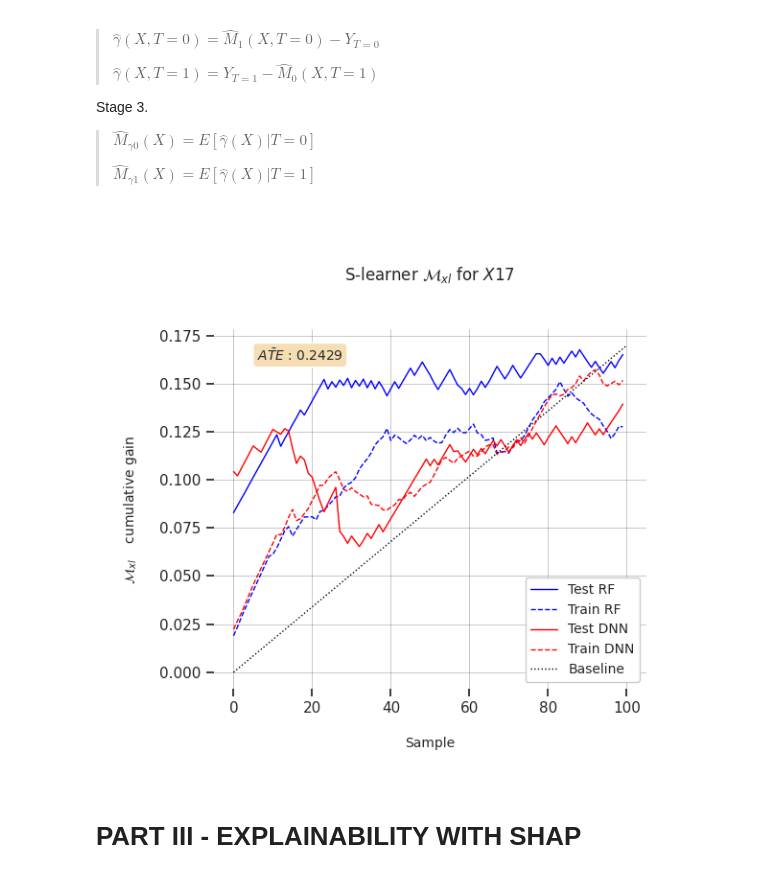
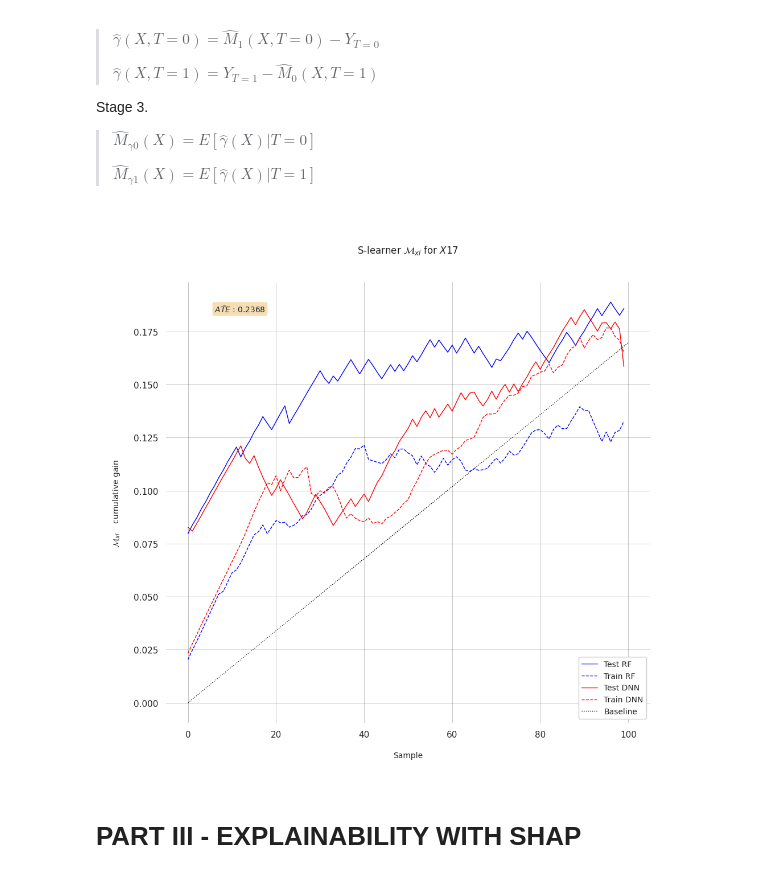
Before and after one commit to sweetpastabox/Causal-HMM, a Jupyter notebook: CAUSAL_HMM_CLEAN.ipynb, the cells around one changed output. Saved outputs shown, nothing was run; the diff lists cells and outputs as text; code cells hidden in the pictures.

```diff
--- a/CAUSAL_HMM_CLEAN.ipynb
+++ b/CAUSAL_HMM_CLEAN.ipynb
@@ -734,14 +753,14 @@ d_train_dnn = np.where(train[T]<0, m1_dnn_xl.predict(train[X]) - train[y],    #
 mx0_rf_xl = RandomForestClassifier(n_estimators = 100) # T0(z)
 mx1_rf_xl = RandomForestClassifier(n_estimators = 100) # T1(z)
 
-mx0_rf_xl.fit(train.query(f"{T}<0")[X], d_train[train[T]<0])
-mx1_rf_xl.fit(train.query(f"{T}>=0")[X], d_train[train[T]>=0])
+mx0_rf_xl.fit(train.query(f"{T}<0")[X], d_train_rf[train[T]<0])
+mx1_rf_xl.fit(train.query(f"{T}>=0")[X], d_train_rf[train[T]>=0])
 
 mx0_dnn_xl = MLPClassifier(hidden_layer_sizes=(64,32), random_state=42)
 mx1_dnn_xl = MLPClassifier(hidden_layer_sizes=(64,32), random_state=42)
 
-mx0_dnn_xl.fit(train.query(f"{T}<0")[X], d_train[train[T]<0])
-mx1_dnn_xl.fit(train.query(f"{T}>=0")[X], d_train[train[T]>=0])
+mx0_dnn_xl.fit(train.query(f"{T}<0")[X], d_train_dnn[train[T]<0])
+mx1_dnn_xl.fit(train.query(f"{T}>=0")[X], d_train_dnn[train[T]>=0])
 
 # Stage 3. Estimate CATE
 
@@ -776,36 +795,36 @@ dnn_gain_curve_train = cumulative_gain(train.assign(cate=dnn_x_cate_train), "cat
 
 # Plot
 
-plt.figure(figsize=(6,6))
+plt.figure(figsize=(10,10))
 
 plt.plot(rf_gain_curve_test[:100], color="blue", label="Test RF", linewidth=1)
 plt.plot(rf_gain_curve_train[:100], color="blue", label="Train RF",  linewidth=1, linestyle='--')
 
 plt.plot(dnn_gain_curve_test[:100], color="red", label="Test DNN", linewidth=1)
 plt.plot(dnn_gain_curve_train[:100], color="red", label="Train DNN",  linewidth=1, linestyle='--')
 
 plt.plot([0, 100], [0, elast(test, "Y", T)], linewidth=1, linestyle="dotted", color="black", label="Baseline")
 
 plt.legend(loc='lower right', fontsize=10, frameon=True, framealpha=1)
 plt.title(f"\n\nS-learner"+r' $\mathcal{M}_{xl}$ for '+f"${signal}$\n\n", fontsize=12)
 plt.ylabel("\n"+r'$\mathcal{M}_{xl}$'+"    cumulative gain \n", fontsize=10)
 plt.xlabel("\nSample\n", fontsize=10)
 
 textstr = r'$\bar{ATE}$ : '+f'{ATE:.4f}'
 props = dict(boxstyle='round', facecolor='wheat', alpha=1)
 plt.gca().text(0.1, 0.95, textstr, transform=plt.gca().transAxes, fontsize=10,
         verticalalignment='top', bbox=props)
 
 plt.grid(color='black', linestyle='-', linewidth=.5, alpha=.3)
 plt.draw()
 plt.box(False)
 
-#plt.savefig('L3_XLEARN_MEDIUMCOLLECTION.png', dpi=400, bbox_inches='tight', transparent=True)
+plt.savefig('Figures/FIG6_XLEARN_X17_ATE_RF_DNN.jpeg', dpi=400, bbox_inches='tight', transparent=True)
 
 plt.tight_layout()
 plt.show()
 # %% [output]
-[figure, old version]
+[figure, new version]
 # %% [markdown]
 # PART III - EXPLAINABILITY WITH SHAP
 # %%
```
Also changed, not shown: parts of 36 cells of this notebook.
